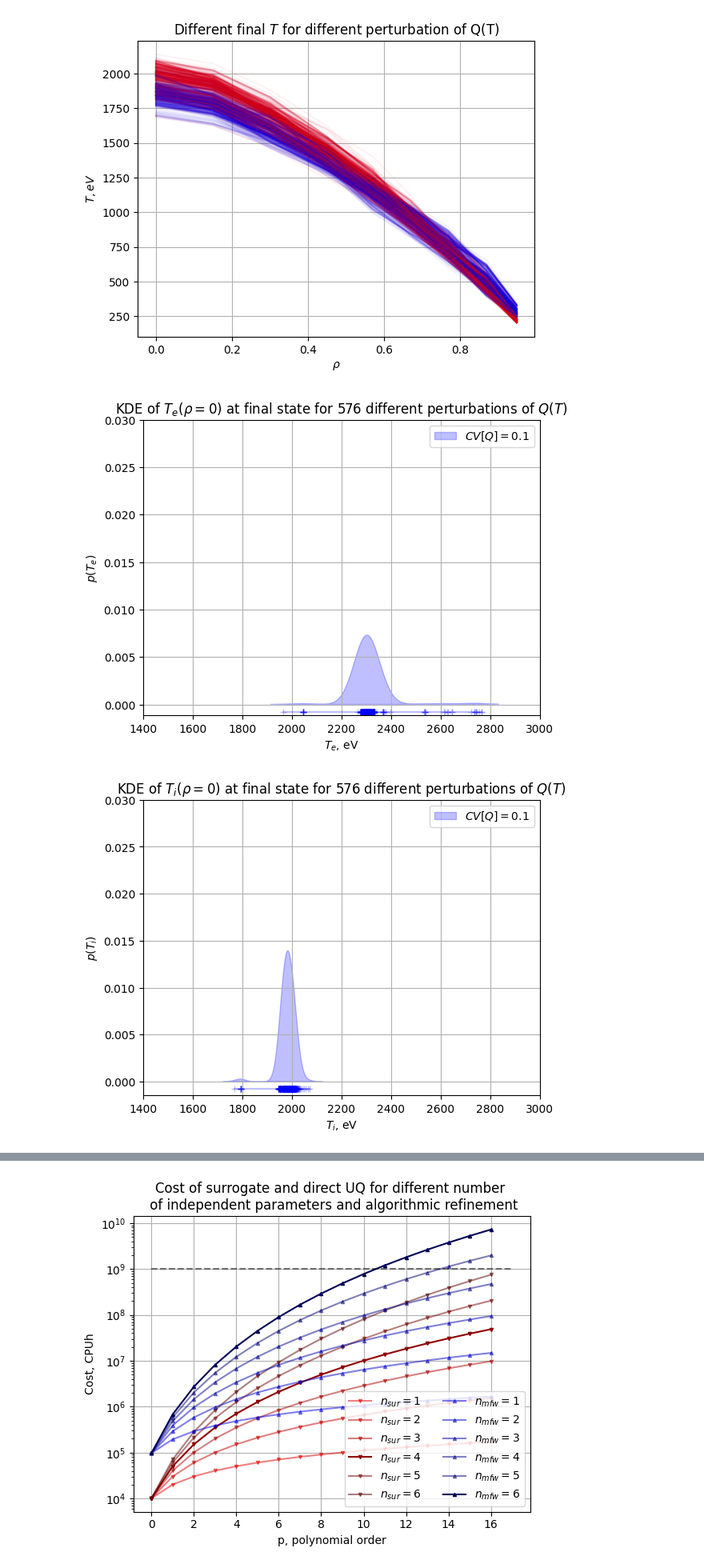
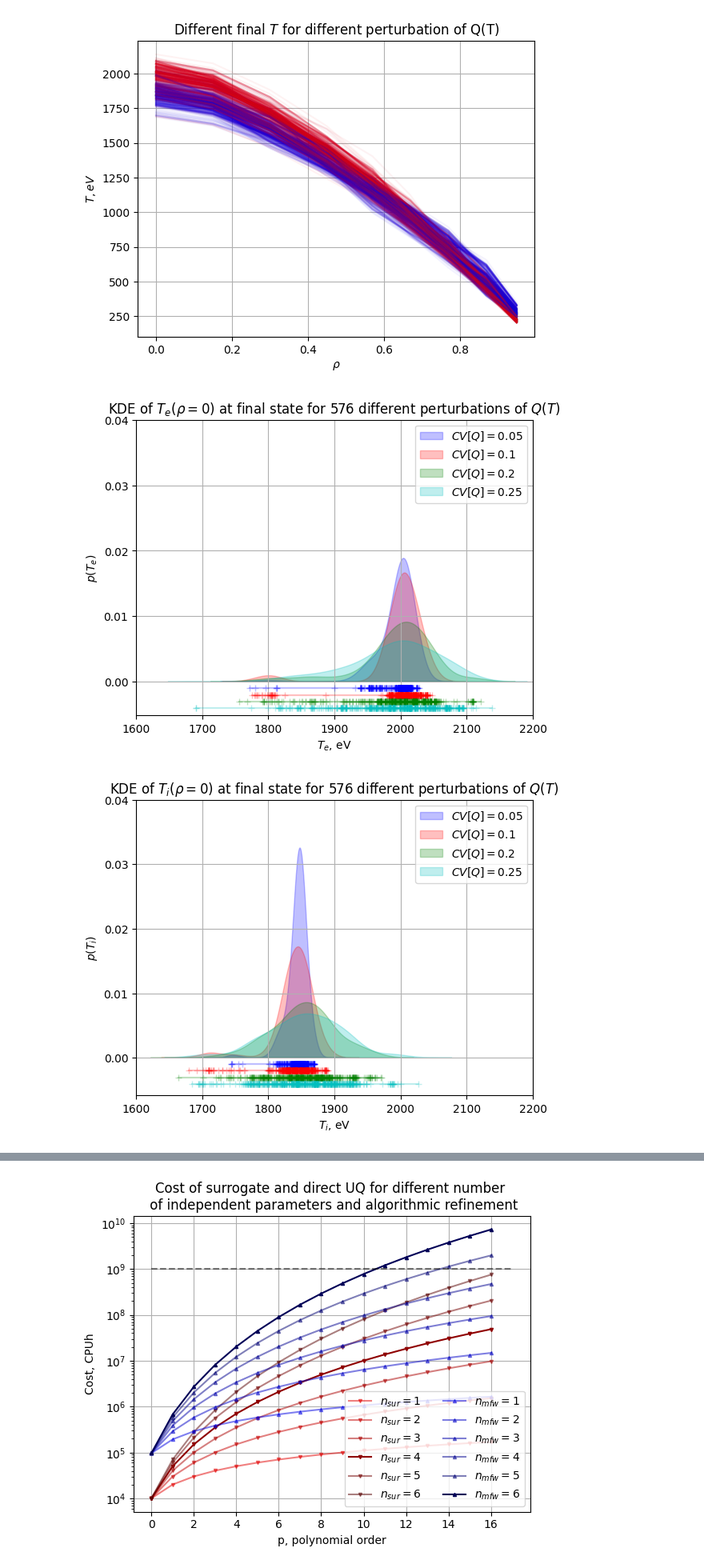
Before and after one commit to vecma-ipp/MFW, a Jupyter notebook: uq/basicda/surrogate_scans.ipynb, the cells around one changed output, grey strips where cells are left out. Shown at 80% size. Cells and saved outputs as stored; diff of their text form; code cells hidden in the pictures.

```diff
--- a/uq/basicda/surrogate_scans.ipynb
+++ b/uq/basicda/surrogate_scans.ipynb
@@ -1073,8 +1090,12 @@ sp_cmaps = [[(1.-color_step*i, 0.0, color_step*i  ) for i in range(0,color_num)]
 result_filename_list = ['../results_aletoric_20240222/result_aleatoric_wf_cv0.01.pickle', '../results_aletoric_20240222/result_aleatoric_wf_cv0.05.pickle', '../results_aletoric_20240222/result_aleatoric_wf_cv0.1.pickle', '../results_aletoric_20240222/result_aleatoric_wf_cv0.2.pickle', '../results_aletoric_20240222/result_aleatoric_wf_cv0.25.pickle']
 cov_inputs = [float(".".join([f.split('.')[-3][-1],f.split('.')[-2]])) for f in result_filename_list]
 
+# C') no CV=0.01
+result_filename_list = ['../results_aletoric_20240222/result_aleatoric_wf_cv0.05.pickle', '../results_aletoric_20240222/result_aleatoric_wf_cv0.1.pickle', '../results_aletoric_20240222/result_aleatoric_wf_cv0.2.pickle', '../results_aletoric_20240222/result_aleatoric_wf_cv0.25.pickle']
+cov_inputs = [float(".".join([f.split('.')[-3][-1],f.split('.')[-2]])) for f in result_filename_list]
+
 output_columns =  ["te_value_0", "te_value_15", "te_value_30", "te_value_45", "te_value_57", "te_value_67", "te_value_77", "te_value_87", "te_value_95",
-                   "ti_value_0", "ti_value_15", "ti_value_30", "ti_value_45", "ti_value_57", "ti_value_67", "ti_value_77", "ti_value_87", "ti_value_95",]
+"ti_value_0", "ti_value_15", "ti_value_30", "ti_value_45", "ti_value_57", "ti_value_67", "ti_value_77", "ti_value_87", "ti_value_95",]
 
 data_list = []
 # should be (at least) 3D data-structure: n_qoi x n_statistics x n_runs
@@ -1129,20 +1150,24 @@ fig.savefig(f"gem0sur_aleatoric_samples.pdf")
 # Plot the KDE of T_0: look up /basicad/da_utils.py
 from sklearn.neighbors import KernelDensity
 
-# # D)
-# output_columns =  ["te_value_0", "te_value_15", "te_value_30", "te_value_45", "te_value_57", "te_value_67", "te_value_77", "te_value_87", "te_value_95",
-#                    "ti_value_0", "ti_value_15", "ti_value_30", "ti_value_45", "ti_value_57", "ti_value_67", "ti_value_77", "ti_value_87", "ti_value_95",]
-# # Get the data
-# result_filename_list = ['../results_aletoric_20240222/result_aleatoric_wf_cv0.01.pickle', '../results_aletoric_20240222/result_aleatoric_wf_cv0.05.pickle', '../results_aletoric_20240222/result_aleatoric_wf_cv0.1.pickle', '../results_aletoric_20240222/result_aleatoric_wf_cv0.2.pickle', '../results_aletoric_20240222/result_aleatoric_wf_cv0.25.pickle']
+# D)
+output_columns =  ["te_value_0", "te_value_15", "te_value_30", "te_value_45", "te_value_57", "te_value_67", "te_value_77", "te_value_87", "te_value_95",
+                   "ti_value_0", "ti_value_15", "ti_value_30", "ti_value_45", "ti_value_57", "ti_value_67", "ti_value_77", "ti_value_87", "ti_value_95",]
+# Get the data
+result_filename_list = ['../results_aletoric_20240222/result_aleatoric_wf_cv0.01.pickle', '../results_aletoric_20240222/result_aleatoric_wf_cv0.05.pickle', '../results_aletoric_20240222/result_aleatoric_wf_cv0.1.pickle', '../results_aletoric_20240222/result_aleatoric_wf_cv0.2.pickle', '../results_aletoric_20240222/result_aleatoric_wf_cv0.25.pickle']
+
+#D':no CV=0.01
+result_filename_list = ['../results_aletoric_20240222/result_aleatoric_wf_cv0.05.pickle', '../results_aletoric_20240222/result_aleatoric_wf_cv0.1.pickle', '../results_aletoric_20240222/result_aleatoric_wf_cv0.2.pickle', '../results_aletoric_20240222/result_aleatoric_wf_cv0.25.pickle']
+
+cov_inputs = [float(".".join([f.split('.')[-3][-1],f.split('.')[-2]])) for f in result_filename_list]
+# cov_inputs = [0.05, 0.1,]
+# cov_inputs = [0.01, 0.05]
+
+# # E) GEM 8*3**4 data
+# result_filename_list = ['../results_aleatoric_gem_data/result_aleatoric_wf_ns32_cv0.1.pickle']
 # cov_inputs = [float(".".join([f.split('.')[-3][-1],f.split('.')[-2]])) for f in result_filename_list]
-# # cov_inputs = [0.05, 0.1,]
-# # cov_inputs = [0.01, 0.05]
-
-# E) GEM 8*3**4 data
-result_filename_list = ['../results_aleatoric_gem_data/result_aleatoric_wf_ns32_cv0.1.pickle']
-cov_inputs = [float(".".join([f.split('.')[-3][-1],f.split('.')[-2]])) for f in result_filename_list]
-ind_coords = [i for i in range(100)]
-output_columns = [f"t{sp}_value_{i}" for sp,i in product(['e','i'],ind_coords)]
+# ind_coords = [i for i in range(100)]
+# output_columns = [f"t{sp}_value_{i}" for sp,i in product(['e','i'],ind_coords)]
 
 data_list = []
 # should be (at least) 3D data-structure: n_qoi x n_statistics x n_runs
@@ -1164,8 +1189,11 @@ n_runs = len(data_list[0].index)
 ylim = 0.15 #n_runs #fraction is for KDE
 xlim = (1650., 2500.)
 
-ylim = 0.03 #n_runs #fraction is for KDE
-xlim = (1400., 3000.)
+ylim = 0.04 #n_runs #fraction is for KDE
+xlim = (1600., 2200.)
+
+# ylim = 0.03 #n_runs #fraction is for KDE
+# xlim = (1400., 3000.)
 
 dist_list  = [ylim*-2.5E-2*(i+1) for i in range(n_scan_tries)]
 color_list = ['b', 'r', 'g', 'c', 'm', 'y']
@@ -1197,35 +1225,35 @@ for sp in species:
 
         # prepare data for plotting
         x_plot = np.linspace(data.min()*(1-expand_factor),data.max()*(1+expand_factor), resol)[:, np.newaxis]
         log_dens = kde.score_samples(x_plot)
 
         # histogram
         norm = data.sum()
         # ax.hist(data, bins=nbins,
         #         density=True, histtype='stepfilled',
         #         alpha=alpha_transp, color=color_list[i], label=f"$CV[Q]={cov_inputs[i]}$")
 
         # KDE plot
         ax.fill(x_plot[:, 0], np.exp(log_dens),
                 alpha=alpha_transp,
                 color=color_list[i],
                 label=f"$CV[Q]={cov_inputs[i]}$")
 
         # pluses for individual readings
         ax.plot(data[:, 0], np.full(data.shape[0], dist_list[i]), marker="+", color=color_list[i], alpha=alpha_transp)
 
     ax.set_ylim(ymax=ylim)
     ax.set_xlim(xlim)
 
     ax.legend(loc='best')
     ax.set_xlabel(f"$T_{sp}$, eV")
     ax.set_ylabel(f"$p(T_{sp})$") #(f"$p(\\cdot)$")
     ax.set_title(f"KDE of $T_{sp}(\\rho={coord})$ at final state for {n_runs} different perturbations of $Q(T)$")
 
     fig.savefig(f"gem0sur_aleatoric_kde_t{sp}.pdf")
 # %% [output]
-[figure, old version]
+[figure, new version]
-[figure, old version]
+[figure, new version]
 # %%
 # Check the correlations in pyGEM0 data
 
```
Also changed, not shown: parts of 5 cells of this notebook.
